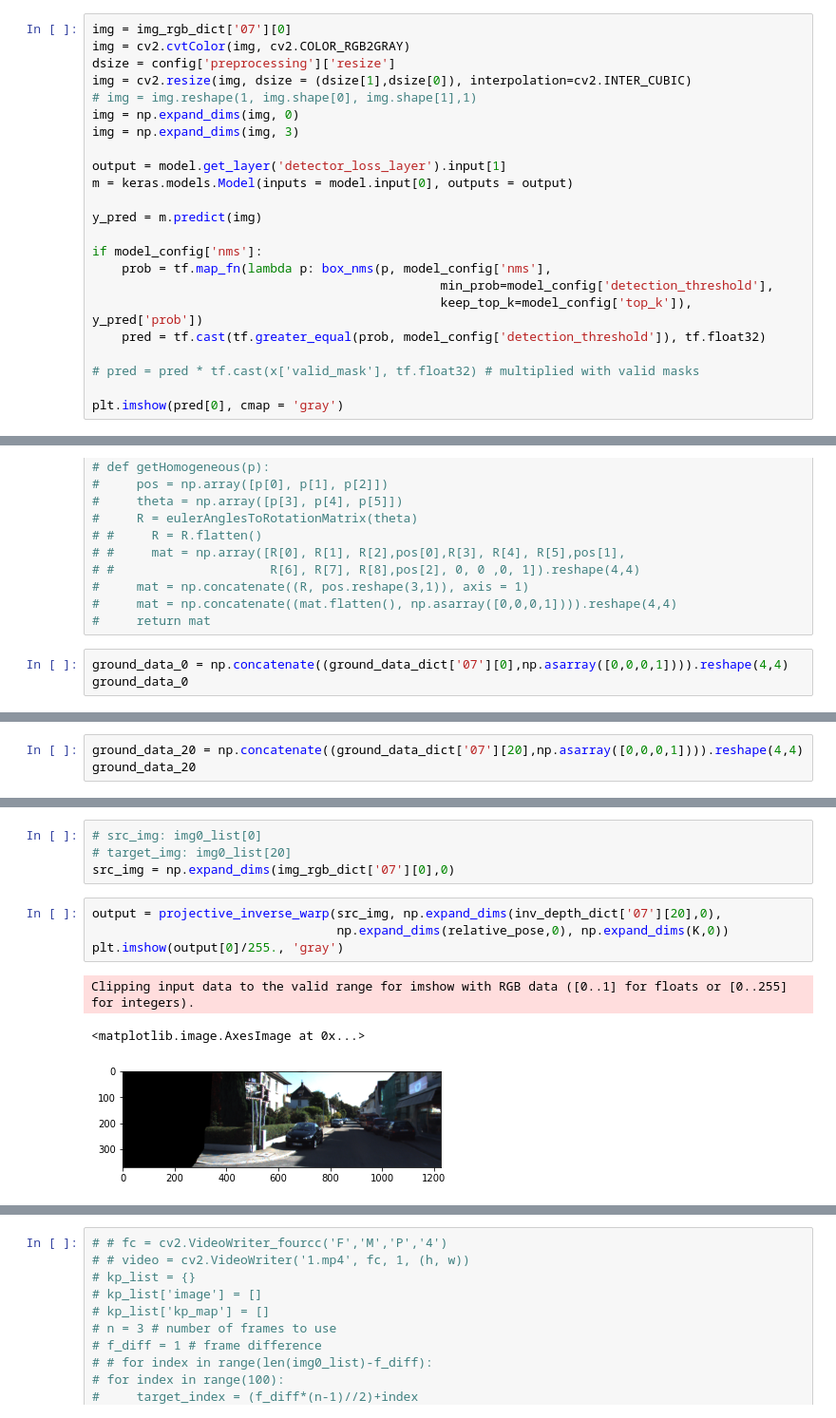
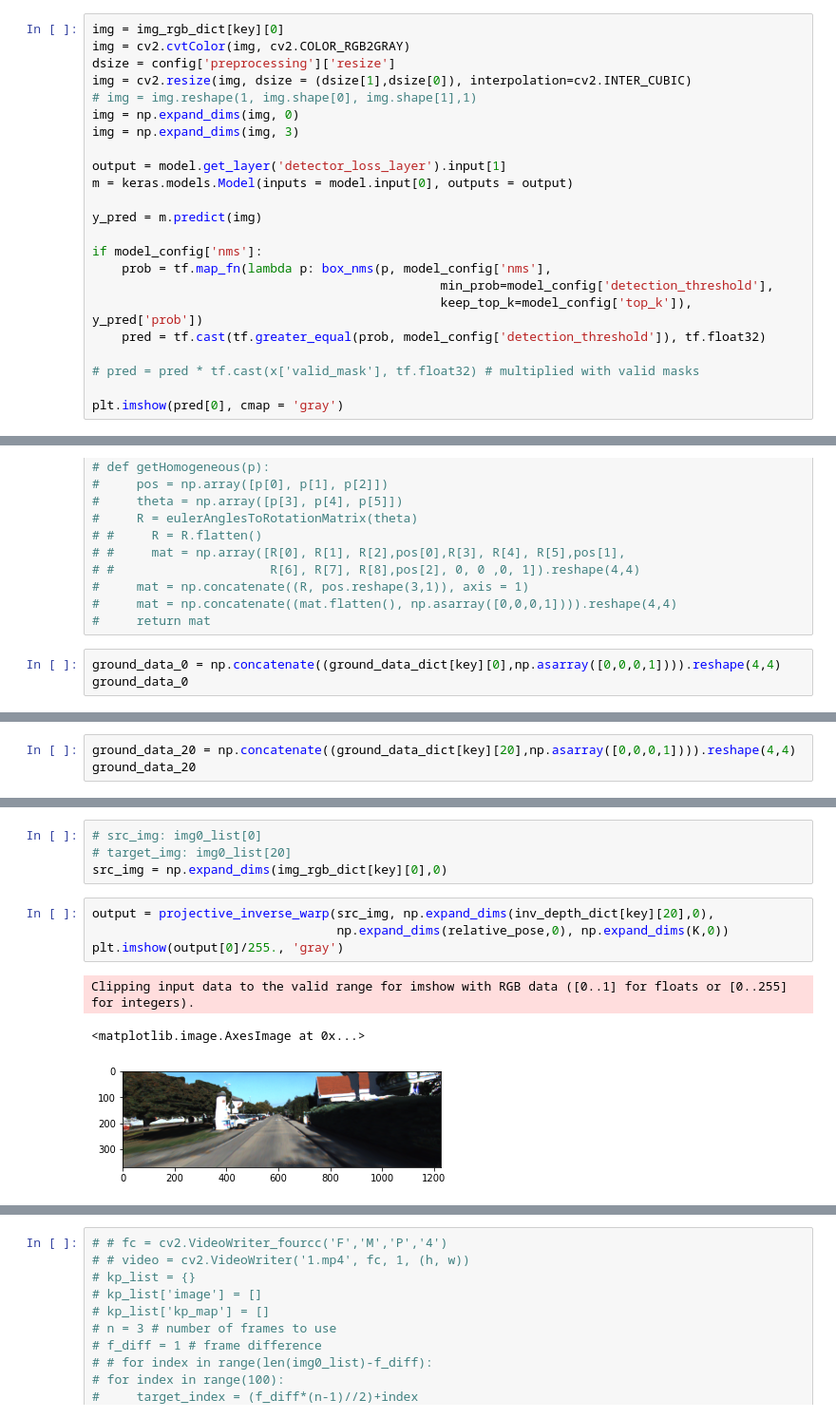
Before and after one commit to amit205/depth-based-warping, a Jupyter notebook: depthbasedwarpadaptation.ipynb, the cells around one changed output, grey strips where cells are left out. Shown at 95% size. Drawn from its saved outputs; the diff is of its cells as text.

```diff
--- a/depthbasedwarpadaptation.ipynb
+++ b/depthbasedwarpadaptation.ipynb
@@ -223,7 +234,7 @@ plt.show()
 # %% [markdown]
 # Inference on SuperPoint
 # %%
-img = img_rgb_dict['07'][0]
+img = img_rgb_dict[key][0]
 img = cv2.cvtColor(img, cv2.COLOR_RGB2GRAY)
 dsize = config['preprocessing']['resize']
 img = cv2.resize(img, dsize = (dsize[1],dsize[0]), interpolation=cv2.INTER_CUBIC)
@@ -510,6 +521,6 @@ def projective_inverse_warp(img, depth, pose, intrinsics):
 #     mat = np.concatenate((mat.flatten(), np.asarray([0,0,0,1]))).reshape(4,4)
 #     return mat
 # %%
-ground_data_0 = np.concatenate((ground_data_dict['07'][0],np.asarray([0,0,0,1]))).reshape(4,4)
+ground_data_0 = np.concatenate((ground_data_dict[key][0],np.asarray([0,0,0,1]))).reshape(4,4)
 ground_data_0
 # %% [output]
@@ -518,6 +529,6 @@ array([[1.000000e+00, 1.197625e-11, 1.704638e-10, 5.551115e-17],
        [1.704638e-10, 3.562503e-10, 1.000000e+00, 2.220446e-16],
        [0.000000e+00, 0.000000e+00, 0.000000e+00, 1.000000e+00]])
 # %%
-ground_data_20 = np.concatenate((ground_data_dict['07'][20],np.asarray([0,0,0,1]))).reshape(4,4)
+ground_data_20 = np.concatenate((ground_data_dict[key][20],np.asarray([0,0,0,1]))).reshape(4,4)
 ground_data_20
 # %% [output]
@@ -539,13 +554,13 @@ array([[[ 0.8999654 ,  0.02432815, -0.4352819 , -1.103633  ],
 # %%
 # src_img: img0_list[0]
 # target_img: img0_list[20]
-src_img = np.expand_dims(img_rgb_dict['07'][0],0)
+src_img = np.expand_dims(img_rgb_dict[key][0],0)
 # %%
-output = projective_inverse_warp(src_img, np.expand_dims(inv_depth_dict['07'][20],0),
+output = projective_inverse_warp(src_img, np.expand_dims(inv_depth_dict[key][20],0),
                                  np.expand_dims(relative_pose,0), np.expand_dims(K,0))
 plt.imshow(output[0]/255., 'gray')
 # %% [output]
 Clipping input data to the valid range for imshow with RGB data ([0..1] for floats or [0..255] for integers).
 <matplotlib.image.AxesImage at 0x...>
-[figure, old version]
+[figure, new version]
 # %%
```
Also changed, not shown: parts of 24 cells of this notebook.
